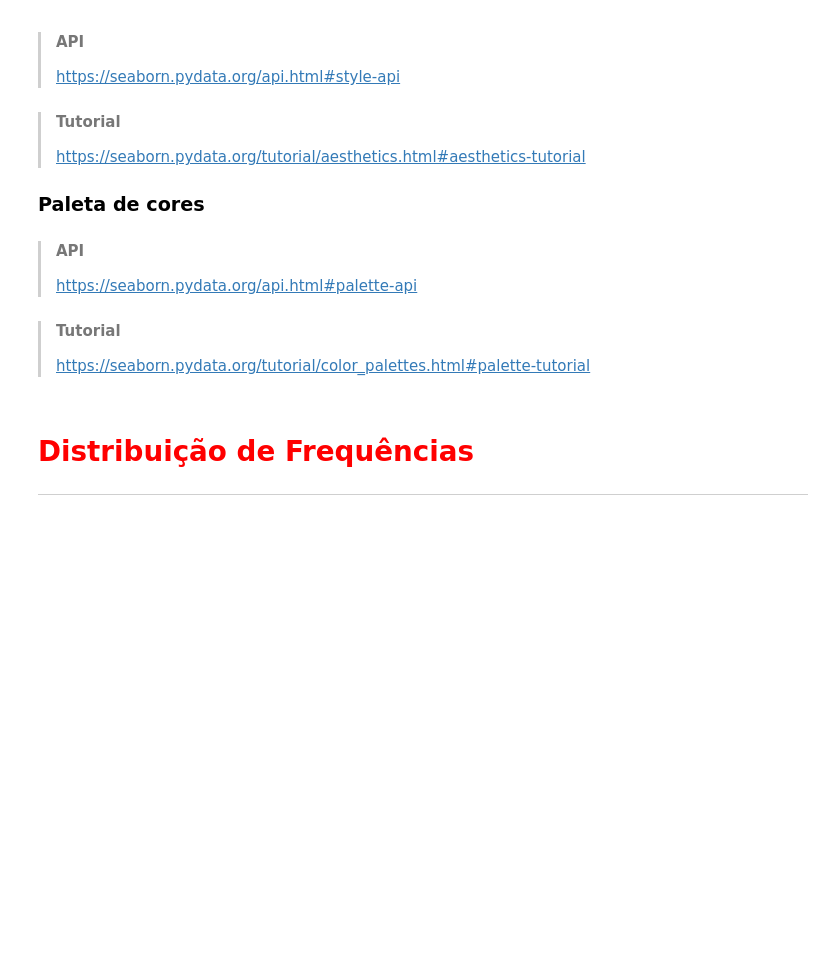
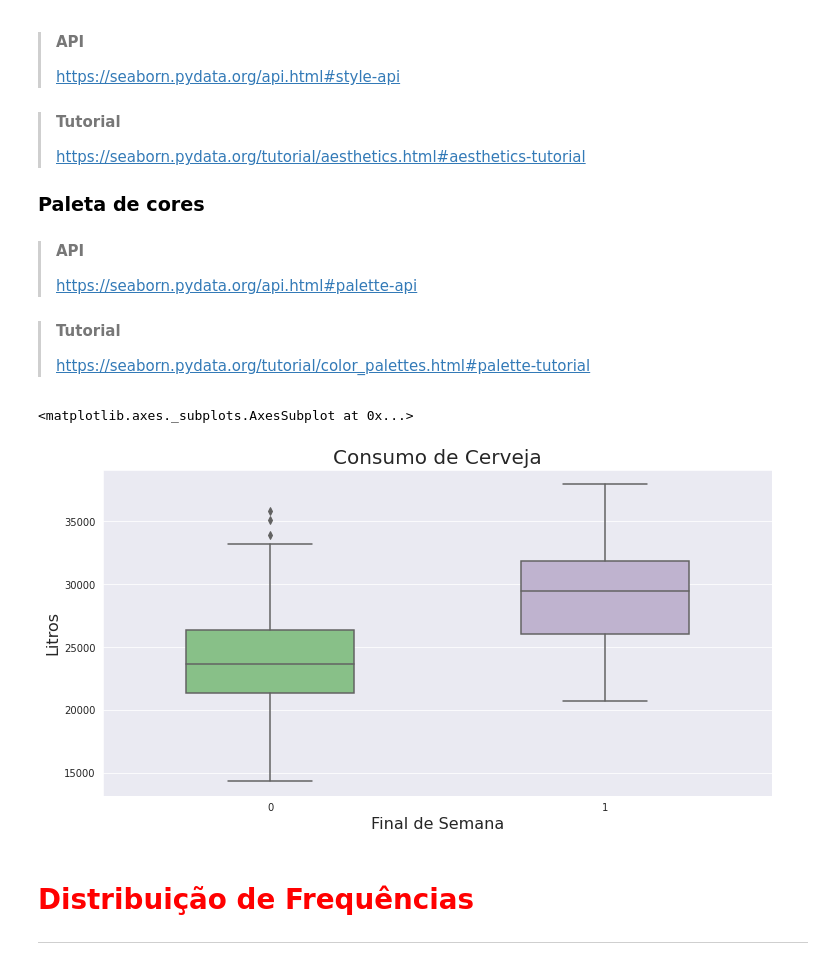
Before and after one commit to laurivansareta/data-science-modelo-regressao-linear, a Jupyter notebook: Projeto/Regressão Linear.ipynb, the cells around one changed output. Saved outputs shown, nothing was run; the diff lists cells and outputs as text; code cells hidden in the pictures; blank space fills up the shorter version.

```diff
--- a/Projeto/Regressão Linear.ipynb
+++ b/Projeto/Regressão Linear.ipynb
@@ -145,6 +175,19 @@ https://seaborn.pydata.org/generated/seaborn.boxplot.html?highlight=boxplot#seab
 
 > #### Tutorial
 > https://seaborn.pydata.org/tutorial/color_palettes.html#palette-tutorial
+# %%
+sns.set_palette('Accent')
+sns.set_style('darkgrid')
+# %%
+ax = sns.boxplot(data=dados, y='consumo', x='fds', orient='v', width=0.5)
+ax.figure.set_size_inches(12,6)
+ax.set_title('Consumo de Cerveja', fontsize=20)
+ax.set_ylabel('Litros', fontsize=16)
+ax.set_xlabel('Final de Semana', fontsize=16)
+ax
+# %% [output]
+<matplotlib.axes._subplots.AxesSubplot at 0x...>
+[figure, added]
 # %% [markdown]
 # <font color='red' style='font-size: 30px;'>Distribuição de Frequências</font>
 <hr style='border: 2px solid red;'>
```
Also changed, not shown: parts of 5 cells of this notebook.
